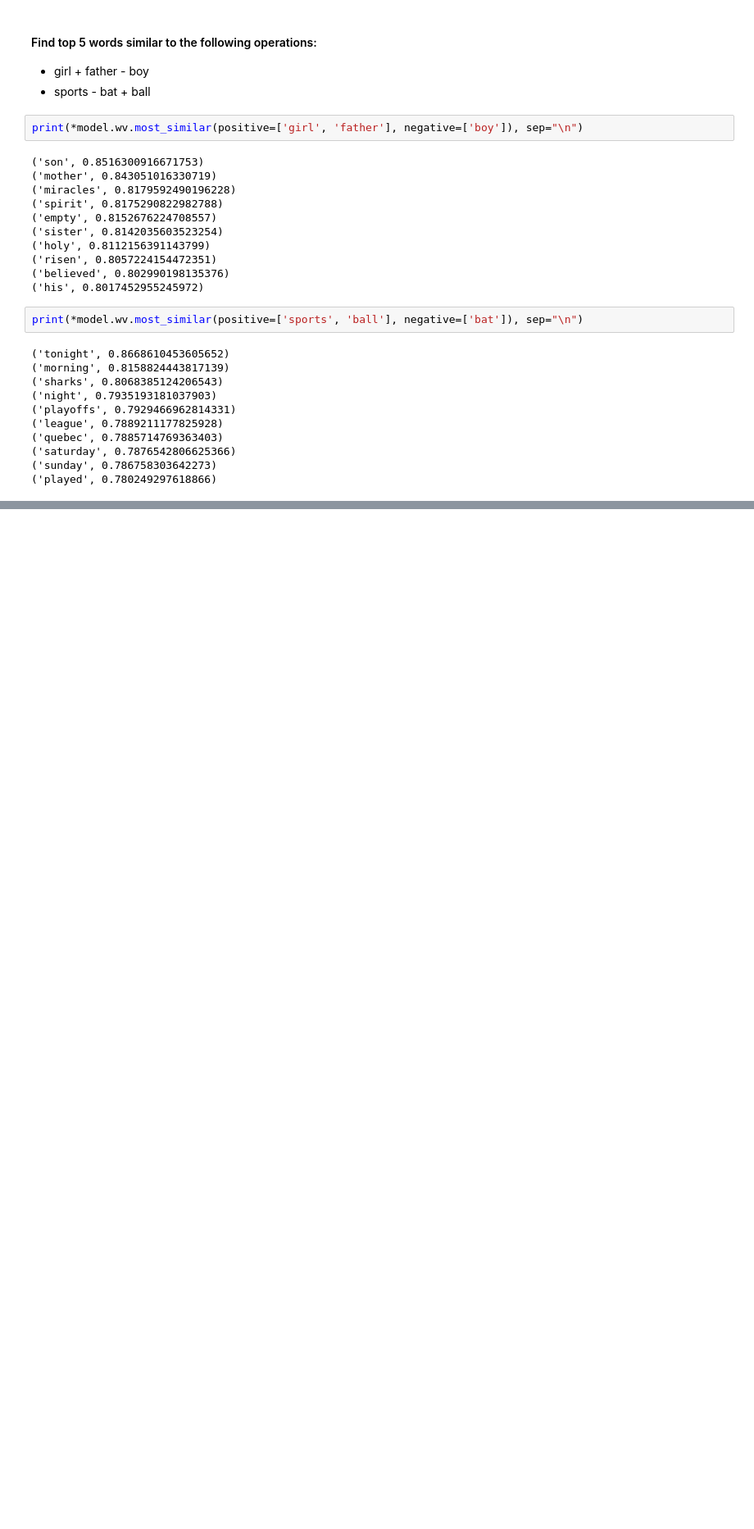
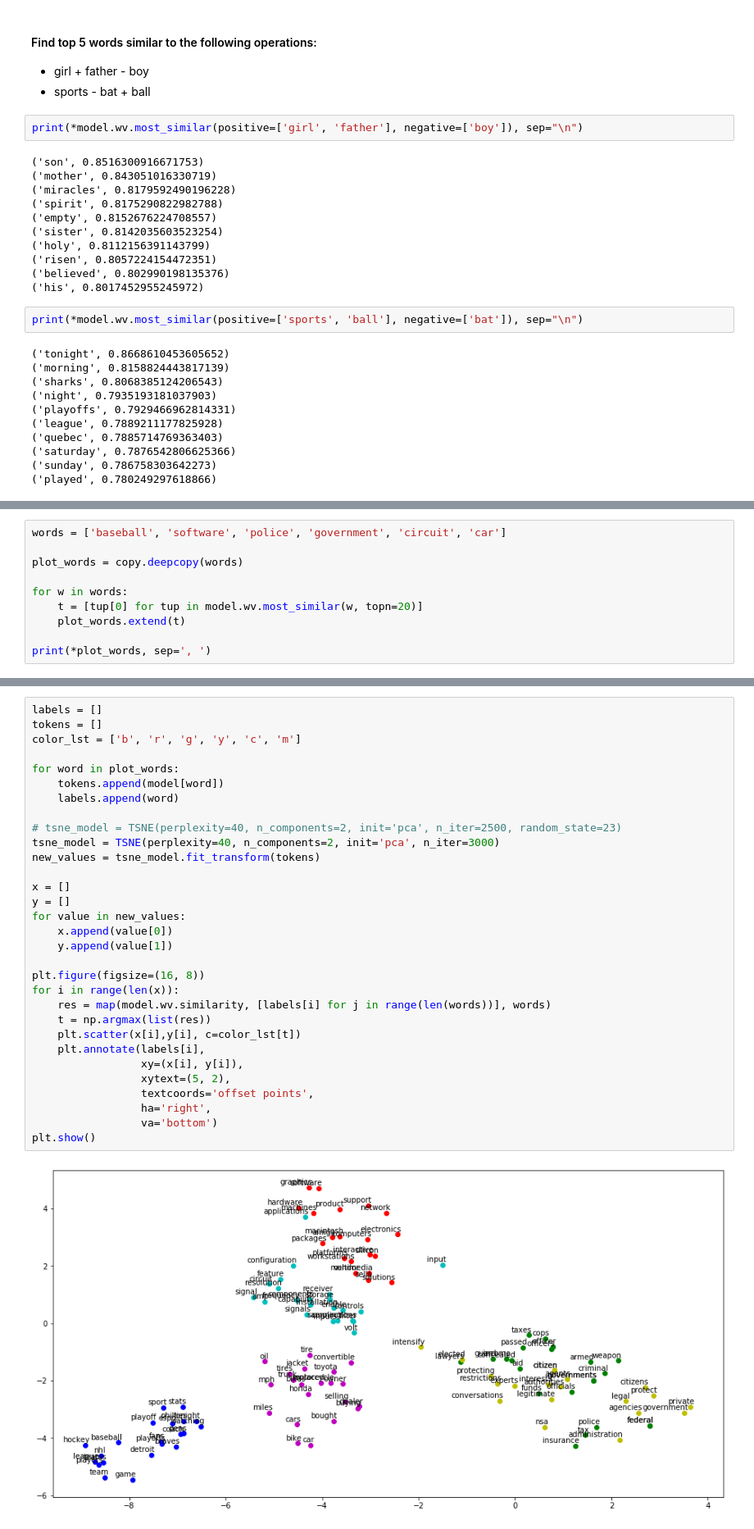
Before and after one commit to KishoreKaushal/deep-learning, a Jupyter notebook: word2vec/assignment2/assignment2.ipynb, the cells around one changed output, grey strips where cells are left out. Shown: that part at 82% size. Drawn from its saved outputs; the diff is of its cells as text; blank space fills up the shorter version.

Commit message:
tsne plot

```diff
--- a/word2vec/assignment2/assignment2.ipynb
+++ b/word2vec/assignment2/assignment2.ipynb
@@ -100,0 +105,10 @@ print(*model.wv.most_similar(positive=['sports', 'ball'], negative=['bat']), sep
+# %%
+words = ['baseball', 'software', 'police', 'government', 'circuit', 'car']
+
+plot_words = copy.deepcopy(words)
+
+for w in words:
+    t = [tup[0] for tup in model.wv.most_similar(w, topn=20)]
+    plot_words.extend(t)
+
+print(*plot_words, sep=', ')
@@ -100,0 +117,33 @@ print(*model.wv.most_similar(positive=['sports', 'ball'], negative=['bat']), sep
+# %%
+labels = []
+tokens = []
+color_lst = ['b', 'r', 'g', 'y', 'c', 'm']
+
+for word in plot_words:
+    tokens.append(model[word])
+    labels.append(word)
+
+# tsne_model = TSNE(perplexity=40, n_components=2, init='pca', n_iter=2500, random_state=23)
+tsne_model = TSNE(perplexity=40, n_components=2, init='pca', n_iter=3000)
+new_values = tsne_model.fit_transform(tokens)
+
+x = []
+y = []
+for value in new_values:
+    x.append(value[0])
+    y.append(value[1])
+
+plt.figure(figsize=(16, 8))
+for i in range(len(x)):
+    res = map(model.wv.similarity, [labels[i] for j in range(len(words))], words)
+    t = np.argmax(list(res))
+    plt.scatter(x[i],y[i], c=color_lst[t])
+    plt.annotate(labels[i],
+                 xy=(x[i], y[i]),
+                 xytext=(5, 2),
+                 textcoords='offset points',
+                 ha='right',
+                 va='bottom')
+plt.show()
+# %% [output]
+[figure, added]
```
Also changed, not shown: parts of 3 cells of this notebook.
